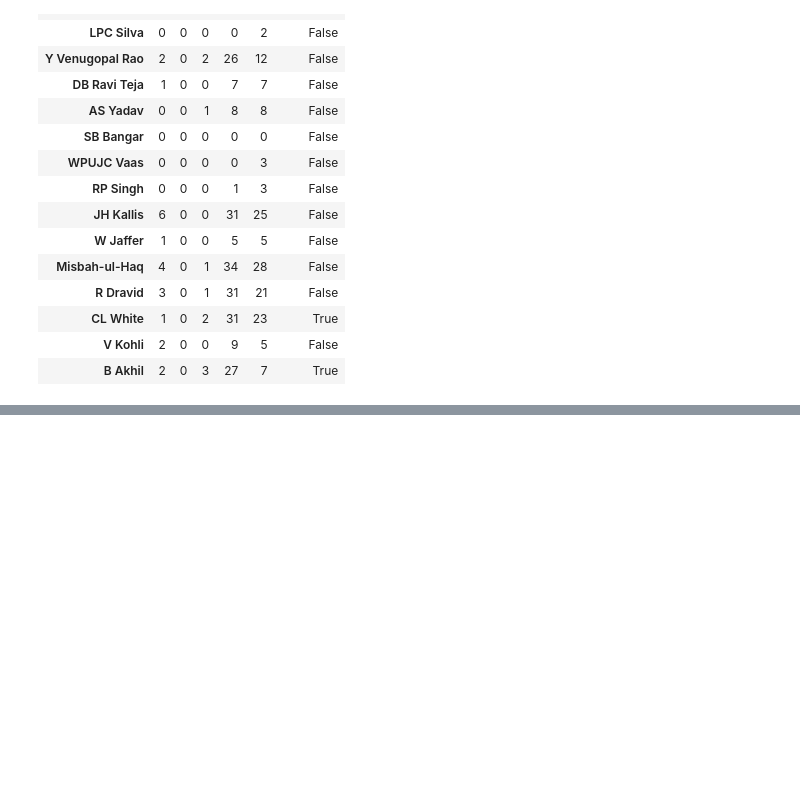
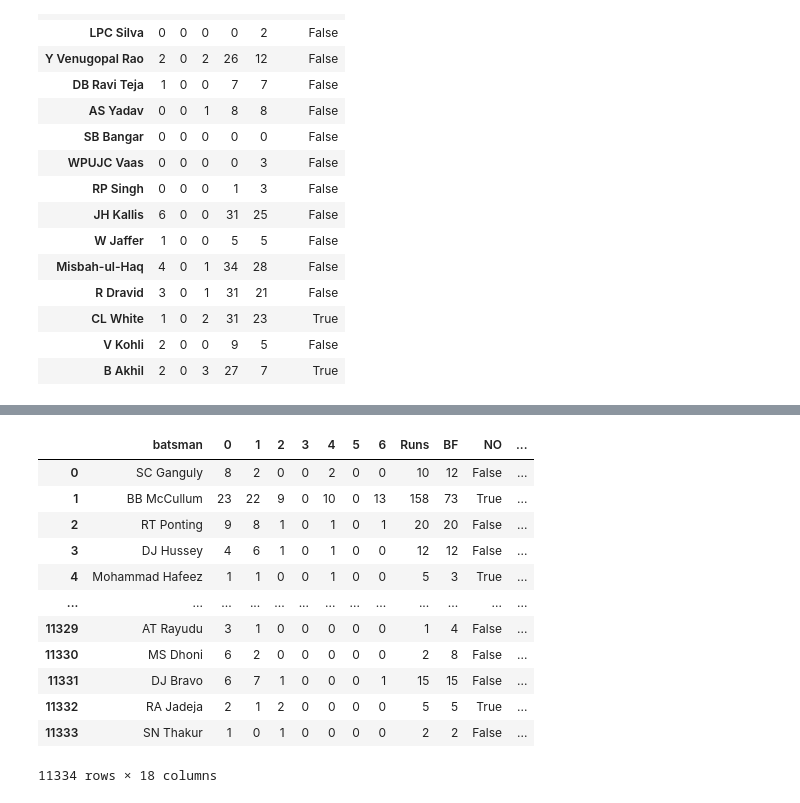
Before and after one commit to khanalg44/cricket_data, a Jupyter notebook: 03_ipl_consistency/01_print_scorecard.ipynb, the cells around one changed output, grey strips where cells are left out. Saved outputs shown, nothing was run; the diff lists cells and outputs as text; code cells hidden in the pictures; blank space fills up the shorter version.

```diff
--- a/03_ipl_consistency/01_print_scorecard.ipynb
+++ b/03_ipl_consistency/01_print_scorecard.ipynb
@@ -189,0 +287,19 @@ KeyError: 'SB Bangar'
+# %%
+import pickle
+df=pickle.load(open('./database/scorecard_all.df', 'rb'))
+# %%
+df
+# %% [output]
+|  | batsman | 0 | 1 | 2 | 3 | 4 | 5 | 6 | Runs | BF | NO | ... |
+| 0 | SC Ganguly | 8 | 2 | 0 | 0 | 2 | 0 | 0 | 10 | 12 | False | ... |
+| 1 | BB McCullum | 23 | 22 | 9 | 0 | 10 | 0 | 13 | 158 | 73 | True | ... |
+| 2 | RT Ponting | 9 | 8 | 1 | 0 | 1 | 0 | 1 | 20 | 20 | False | ... |
+| 3 | DJ Hussey | 4 | 6 | 1 | 0 | 1 | 0 | 0 | 12 | 12 | False | ... |
+| 4 | Mohammad Hafeez | 1 | 1 | 0 | 0 | 1 | 0 | 0 | 5 | 3 | True | ... |
+| ... | ... | ... | ... | ... | ... | ... | ... | ... | ... | ... | ... | ... |
+| 11329 | AT Rayudu | 3 | 1 | 0 | 0 | 0 | 0 | 0 | 1 | 4 | False | ... |
+| 11330 | MS Dhoni | 6 | 2 | 0 | 0 | 0 | 0 | 0 | 2 | 8 | False | ... |
+| 11331 | DJ Bravo | 6 | 7 | 1 | 0 | 0 | 0 | 1 | 15 | 15 | False | ... |
+| 11332 | RA Jadeja | 2 | 1 | 2 | 0 | 0 | 0 | 0 | 5 | 5 | True | ... |
+| 11333 | SN Thakur | 1 | 0 | 1 | 0 | 0 | 0 | 0 | 2 | 2 | False | ... |
+11334 rows × 18 columns
```
Also changed, not shown: parts of 4 cells of this notebook, 2 other files.
